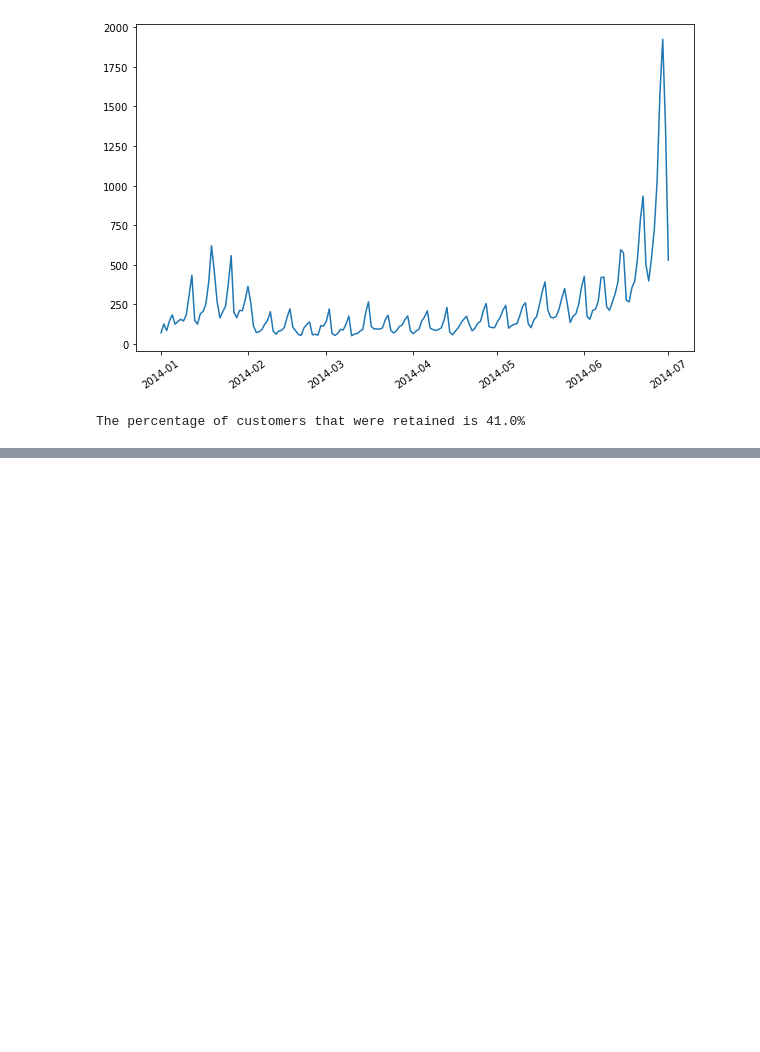
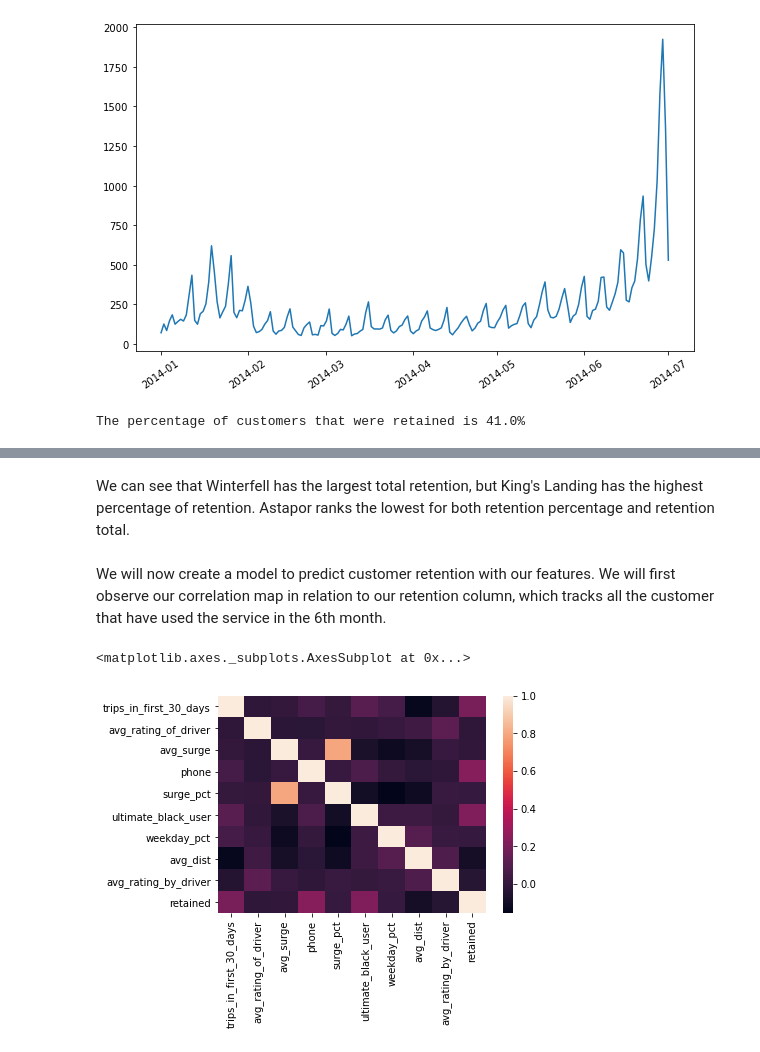
Before and after one commit to dvanheeswijk/Springboard, a Jupyter notebook: ultimate_challenge/Ultimate_challenge.ipynb, the cells around one changed output, grey strips where cells are left out. Saved outputs shown, nothing was run; the diff lists cells and outputs as text; code cells hidden in the pictures; blank space fills up the shorter version.

```diff
--- a/ultimate_challenge/Ultimate_challenge.ipynb
+++ b/ultimate_challenge/Ultimate_challenge.ipynb
@@ -305,3 +306,7 @@ retention_perc = file[file['last_trip_date'].dt.month >= 6].shape[0]/file.shape[
 print("The percentage of customers that were retained is " + str(round(retention_perc,2) * 100) + "%")
 # %% [output]
 The percentage of customers that were retained is 41.0%
+# %%
+file['last_month'] = file['last_trip_date'].dt.month
+
+file.head()
@@ -307,0 +390,9 @@ The percentage of customers that were retained is 41.0%
+# %% [markdown]
+We can see that Winterfell has the largest total retention, but King's Landing has the highest percentage of retention. Astapor ranks the lowest for both retention percentage and retention total.
+# %% [markdown]
+We will now create a model to predict customer retention with our features. We will first observe our correlation map in relation to our retention column, which tracks all the customer that have used the service in the 6th month.
+# %%
+sns.heatmap(file.corr())
+# %% [output]
+<matplotlib.axes._subplots.AxesSubplot at 0x...>
+[figure, added]
```
Also changed, not shown: parts of 11 cells of this notebook, 1 other file.
